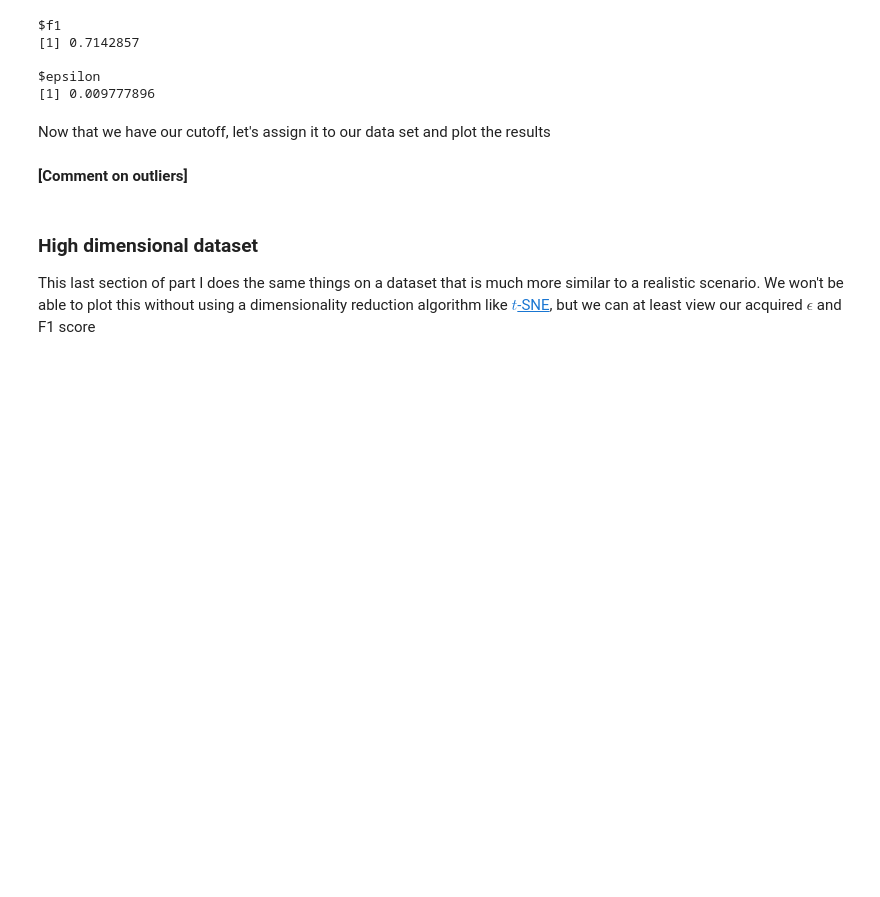
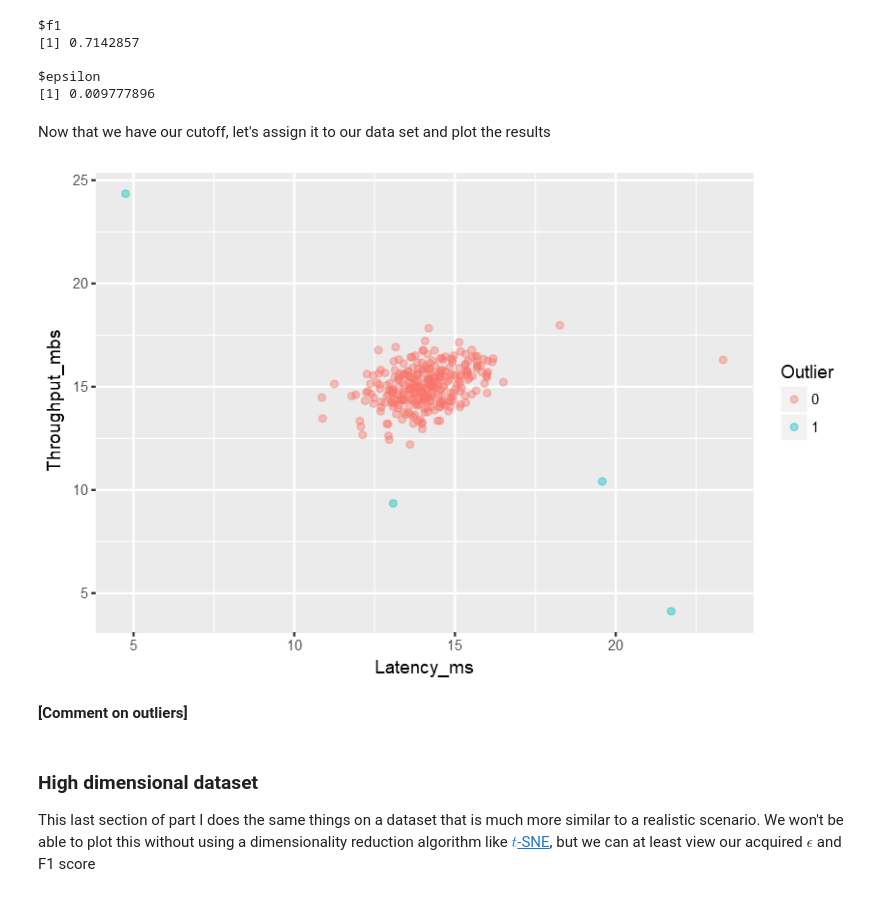
Before and after one commit to JeffMacaluso/Misc, a Jupyter notebook: MachineLearningMOOC/Ex8 R - Anomaly Detection and Recommender Systems.ipynb, the cells around one changed output. Drawn from its saved outputs; the diff is of its cells as text; code cells hidden in the pictures; blank space fills up the shorter version.

Commit message:
Added outlier plot

```diff
--- a/MachineLearningMOOC/Ex8 R - Anomaly Detection and Recommender Systems.ipynb
+++ b/MachineLearningMOOC/Ex8 R - Anomaly Detection and Recommender Systems.ipynb
@@ -153,7 +153,8 @@ select_threshold <- function(X, Xval, yval) {
 }
 
 
-select_threshold(X, Xval, yval)
+results <- select_threshold(X, Xval, yval)
+results
 # %% [output]
 $f1
 [1] 0.7142857
@@ -162,6 +163,24 @@ $epsilon
 [1] 0.009777896
 # %% [markdown]
 Now that we have our cutoff, let's assign it to our data set and plot the results
+# %%
+# Assigning Gaussian estimates to variables
+mu <- estimate_gaussian(X)$mu
+sigma2 <- estimate_gaussian(X)$sigma
+
+# Calculating the probability density for the original points
+df$LatencyProb <- pnorm(df$Latency_ms, mu[1], sigma2[1])
+df$ThroughputProb <- pnorm(df$Throughput_mbs, mu[2], sigma2[2])
+
+# Assigning outliers based on our obtained epsilon
+df$Outlier <- ifelse((df$LatencyProb < results$epsilon) | (df$ThroughputProb < results$epsilon), 1, 0)
+df$Outlier <- as.factor(df$Outlier)
+
+# Plotting the data with outliers
+ggplot(df) +
+  geom_point(aes(x=Latency_ms, y=Throughput_mbs, color=Outlier), alpha=0.4)
+# %% [output]
+[figure, added]
 # %% [markdown]
 **[Comment on outliers]**
 # %% [markdown]
```
